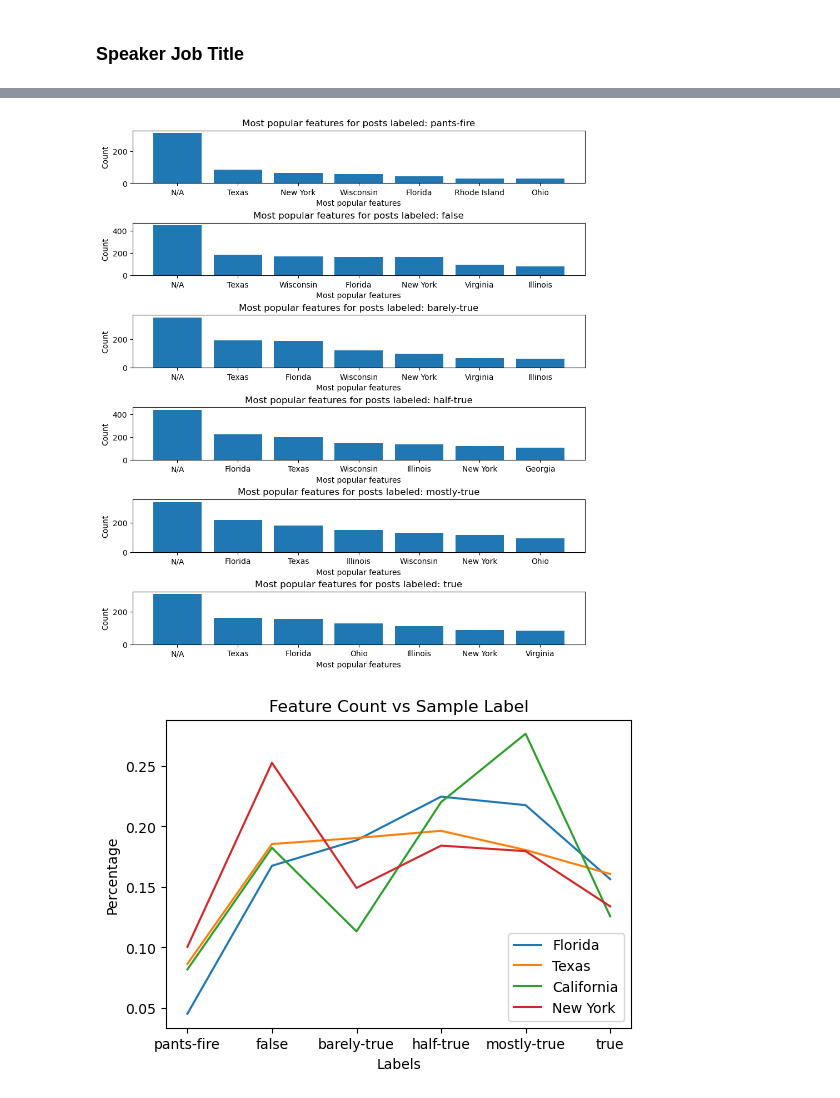
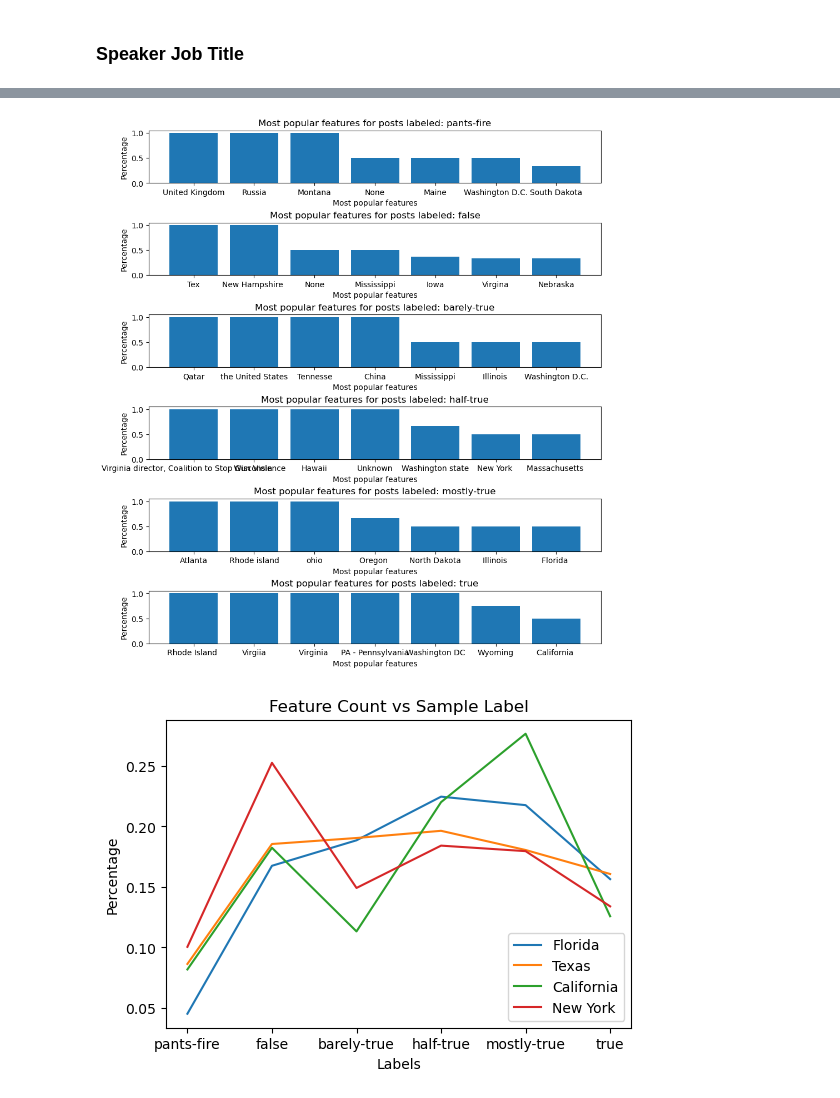
Before and after one commit to gsriddler/sta561project, a Jupyter notebook: preprocess/PreProcessor_demo.ipynb, the cells around one changed output, grey strips where cells are left out. Saved outputs shown, nothing was run; the diff lists cells and outputs as text; code cells hidden in the pictures.

```diff
--- a/preprocess/PreProcessor_demo.ipynb
+++ b/preprocess/PreProcessor_demo.ipynb
@@ -235,20 +235,20 @@ pre_processor.plot_most_popular_features(
 # %%
 pre_processor.verbose = False
 state_encoder = pre_processor.get_standard_encoder_for_features(
     feature_name='state_info',
     encoding_mapping=None,
     normalize=False,
     Binarize=False
 )
 
 pre_processor.plot_most_popular_features(
     encoder=state_encoder,
     labels_to_plot=None,
     max_terms=7,
-    percentage=False
+    percentage=True
 )
 # %% [output]
-[figure, old version]
+[figure, new version]
 # %%
 pre_processor.plot_count_for_features(
     encoder=state_encoder,
```
Also changed, not shown: parts of 4 cells of this notebook, 4 other files.
